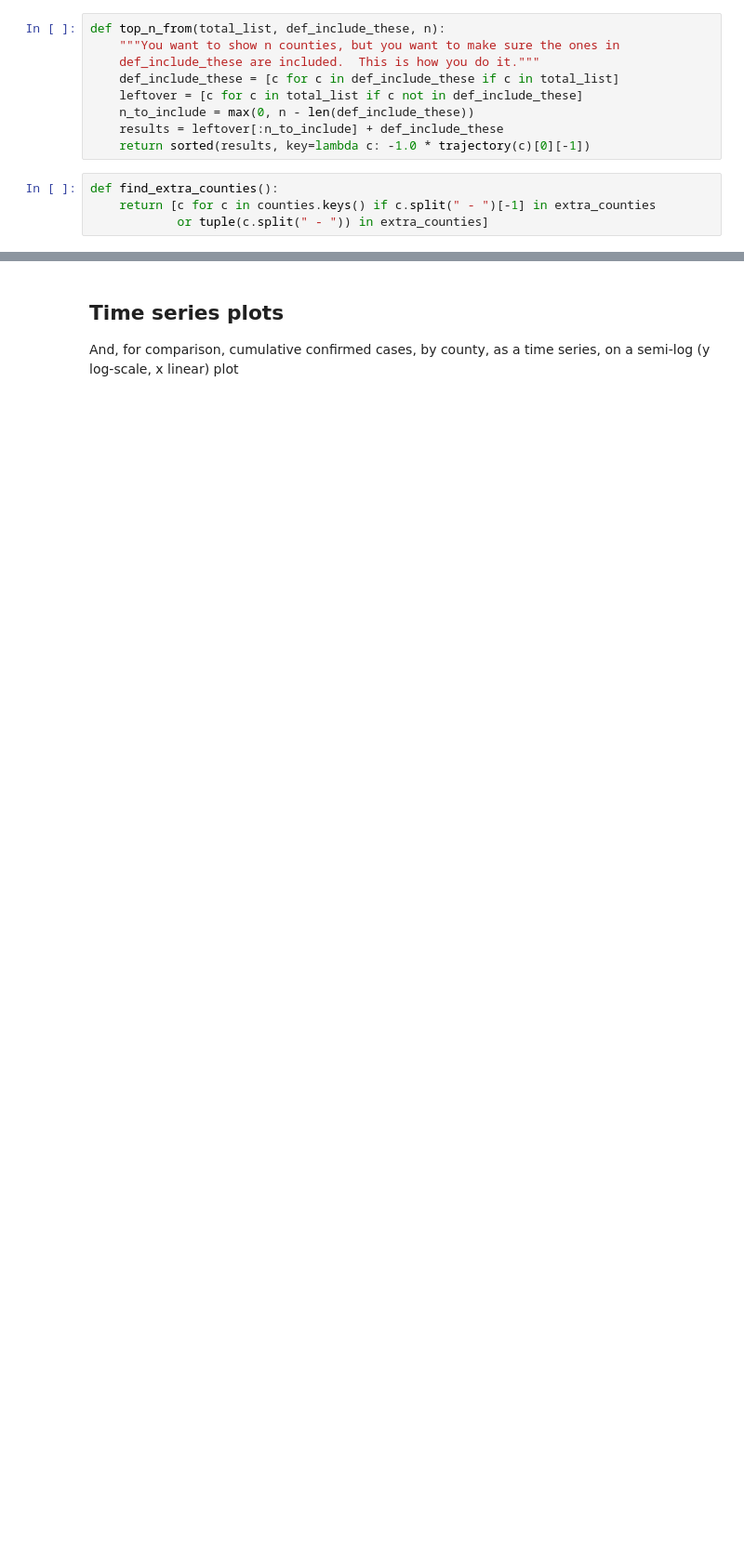
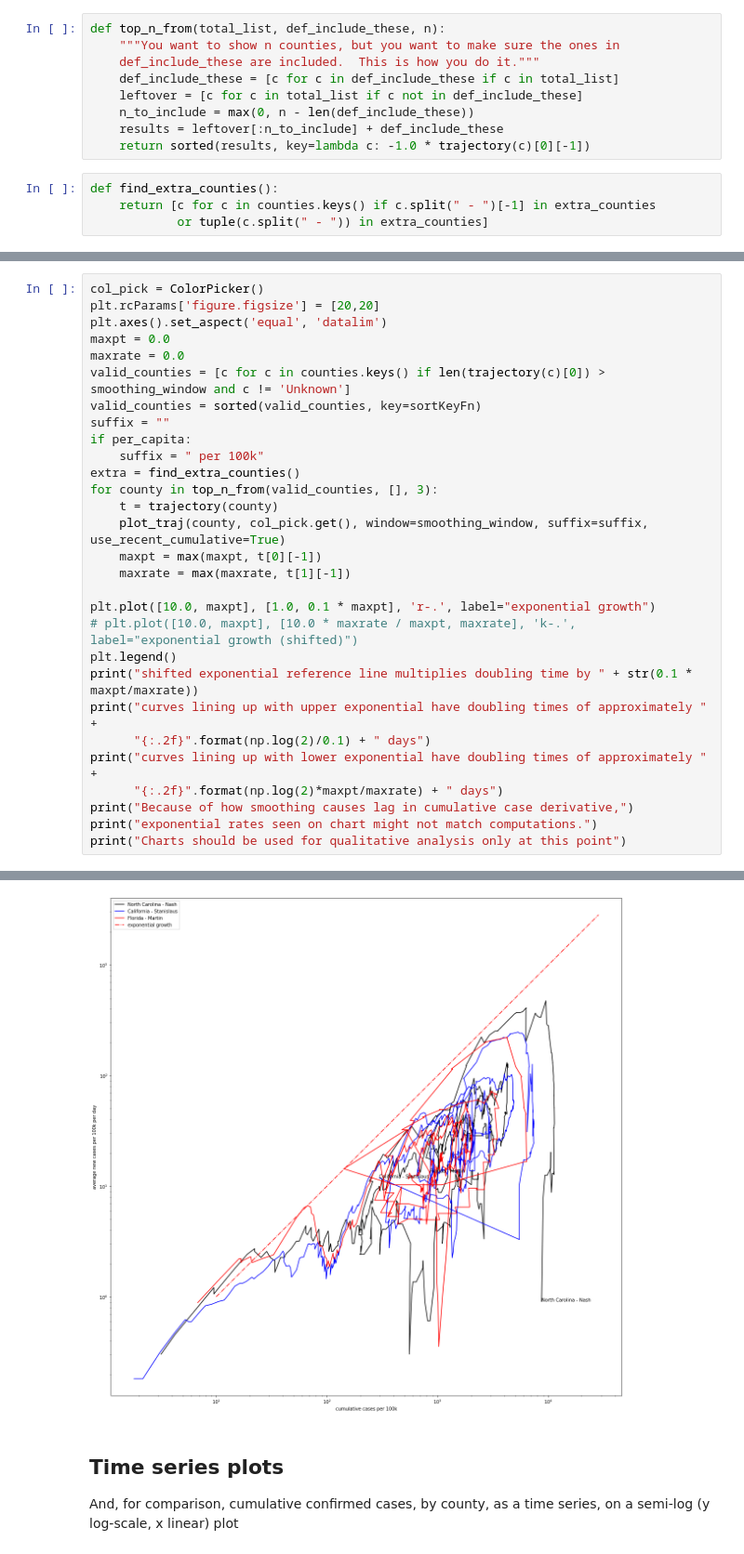
Before and after one commit to mds2/covid-jupyter-mds2, a Jupyter notebook: COVID.ipynb, the cells around one changed output, grey strips where cells are left out. Shown at 93% size. Drawn from its saved outputs; the diff is of its cells as text; blank space fills up the shorter version.

```diff
--- a/COVID.ipynb
+++ b/COVID.ipynb
@@ -433,0 +484,30 @@ Charts should be used for qualitative analysis only at this point
+# %%
+col_pick = ColorPicker()
+plt.rcParams['figure.figsize'] = [20,20]
+plt.axes().set_aspect('equal', 'datalim')
+maxpt = 0.0
+maxrate = 0.0
+valid_counties = [c for c in counties.keys() if len(trajectory(c)[0]) > smoothing_window and c != 'Unknown']
+valid_counties = sorted(valid_counties, key=sortKeyFn)
+suffix = ""
+if per_capita:
+    suffix = " per 100k"
+extra = find_extra_counties()
+for county in top_n_from(valid_counties, [], 3):
+    t = trajectory(county)
+    plot_traj(county, col_pick.get(), window=smoothing_window, suffix=suffix, use_recent_cumulative=True)
+    maxpt = max(maxpt, t[0][-1])
+    maxrate = max(maxrate, t[1][-1])
+
+plt.plot([10.0, maxpt], [1.0, 0.1 * maxpt], 'r-.', label="exponential growth")
+# plt.plot([10.0, maxpt], [10.0 * maxrate / maxpt, maxrate], 'k-.', label="exponential growth (shifted)")
+plt.legend()
+print("shifted exponential reference line multiplies doubling time by " + str(0.1 * maxpt/maxrate))
+print("curves lining up with upper exponential have doubling times of approximately " +
+      "{:.2f}".format(np.log(2)/0.1) + " days")
+print("curves lining up with lower exponential have doubling times of approximately " +
+      "{:.2f}".format(np.log(2)*maxpt/maxrate) + " days")
+print("Because of how smoothing causes lag in cumulative case derivative,")
+print("exponential rates seen on chart might not match computations.")
+print("Charts should be used for qualitative analysis only at this point")
+# %% [output]
@@ -434,3 +520,4 @@ Charts should be used for qualitative analysis only at this point
+[figure, added]
 # %% [markdown]
 Time series plots
 ----------------------
```
Also changed, not shown: parts of 14 cells of this notebook, 1 other file.
